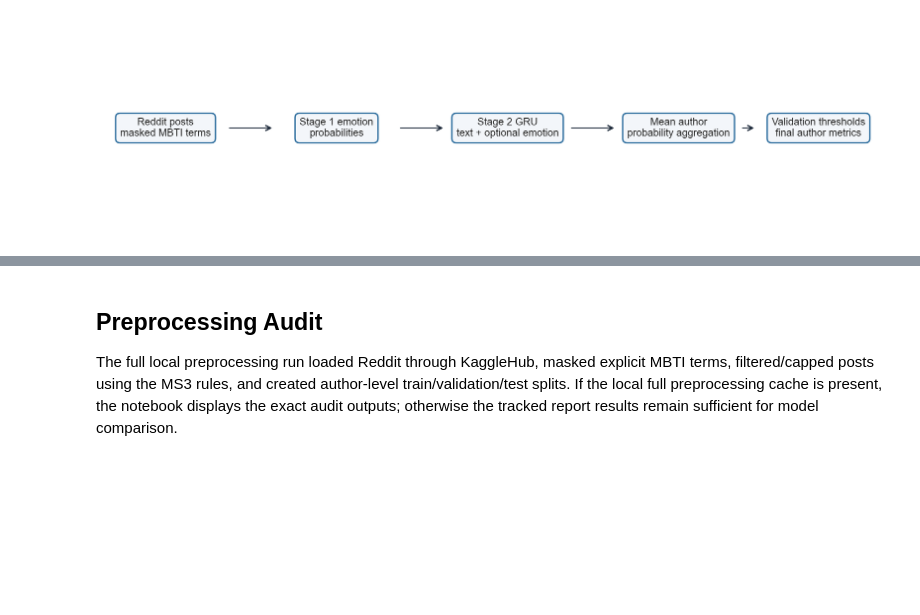
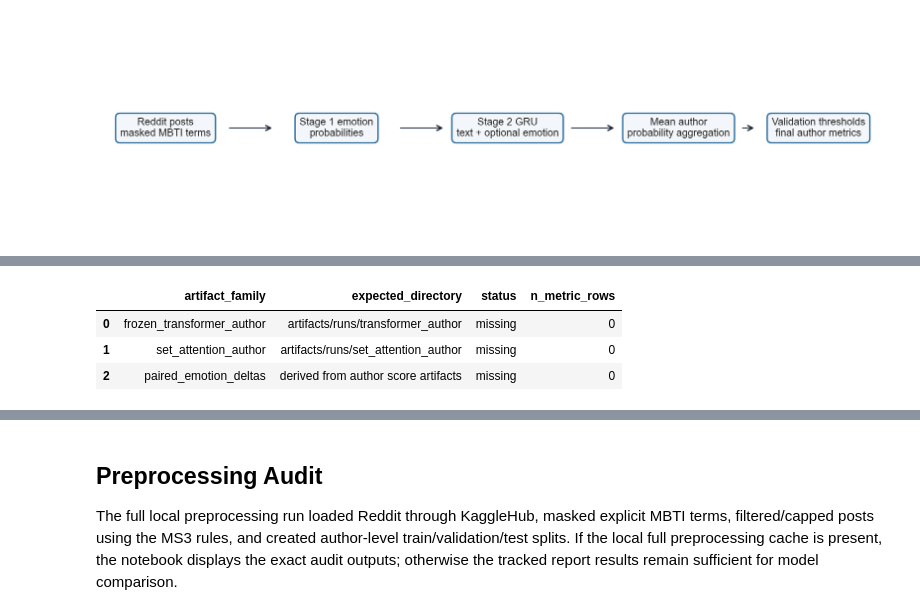
Before and after one commit to zih428/ac209b-emotion-mbti-final-project, a Jupyter notebook: milestones/ms4_final_modeling_deliverables/code/cs1090b_ms4_main_group66.ipynb, the cells around one changed output, grey strips where cells are left out. Saved outputs shown, nothing was run; the diff lists cells and outputs as text; code cells hidden in the pictures; blank space fills up the shorter version.

```diff
--- a/milestones/ms4_final_modeling_deliverables/code/cs1090b_ms4_main_group66.ipynb
+++ b/milestones/ms4_final_modeling_deliverables/code/cs1090b_ms4_main_group66.ipynb
@@ -107,0 +173,8 @@ display(Image(filename=str(REPORT_RESULTS_DIR / "fig_ms4_pipeline_diagram.png"))
+# %%
+transformer_status = pd.read_csv(REPORT_RESULTS_DIR / "transformer_artifact_status.csv")
+display(transformer_status)
+# %% [output]
+|  | artifact_family | expected_directory | status | n_metric_rows |
+| 0 | frozen_transformer_author | artifacts/runs/transformer_author | missing | 0 |
+| 1 | set_attention_author | artifacts/runs/set_attention_author | missing | 0 |
+| 2 | paired_emotion_deltas | derived from author score artifacts | missing | 0 |
```
Also changed, not shown: parts of 23 cells of this notebook, 3 other files.
